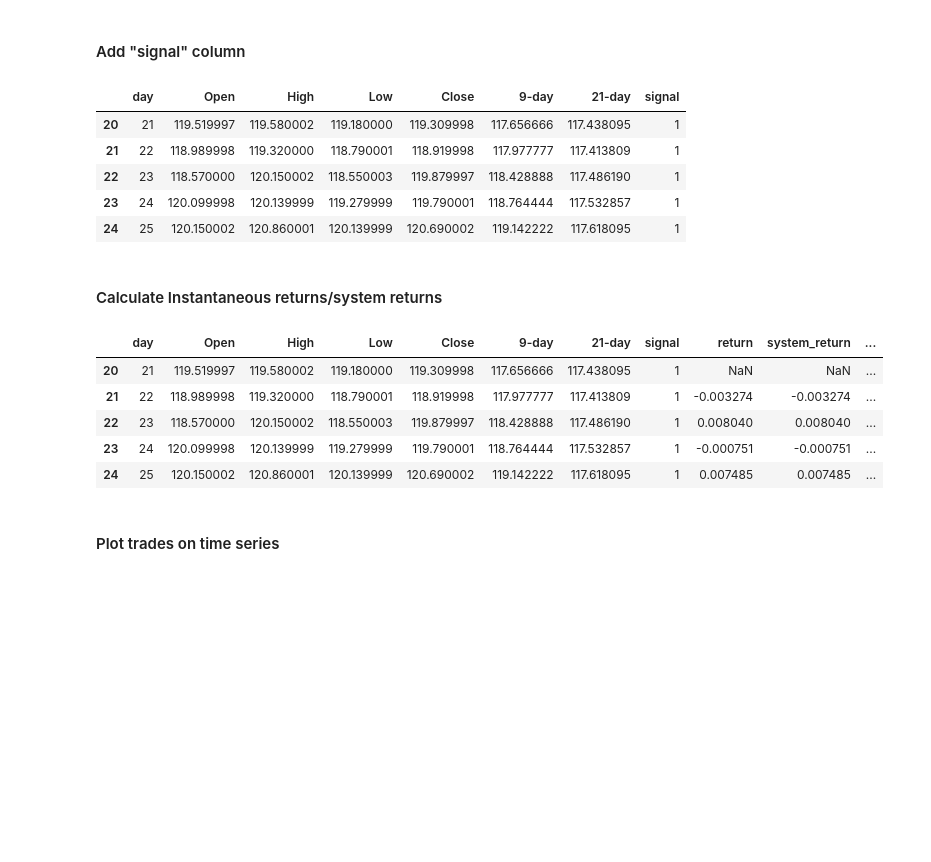
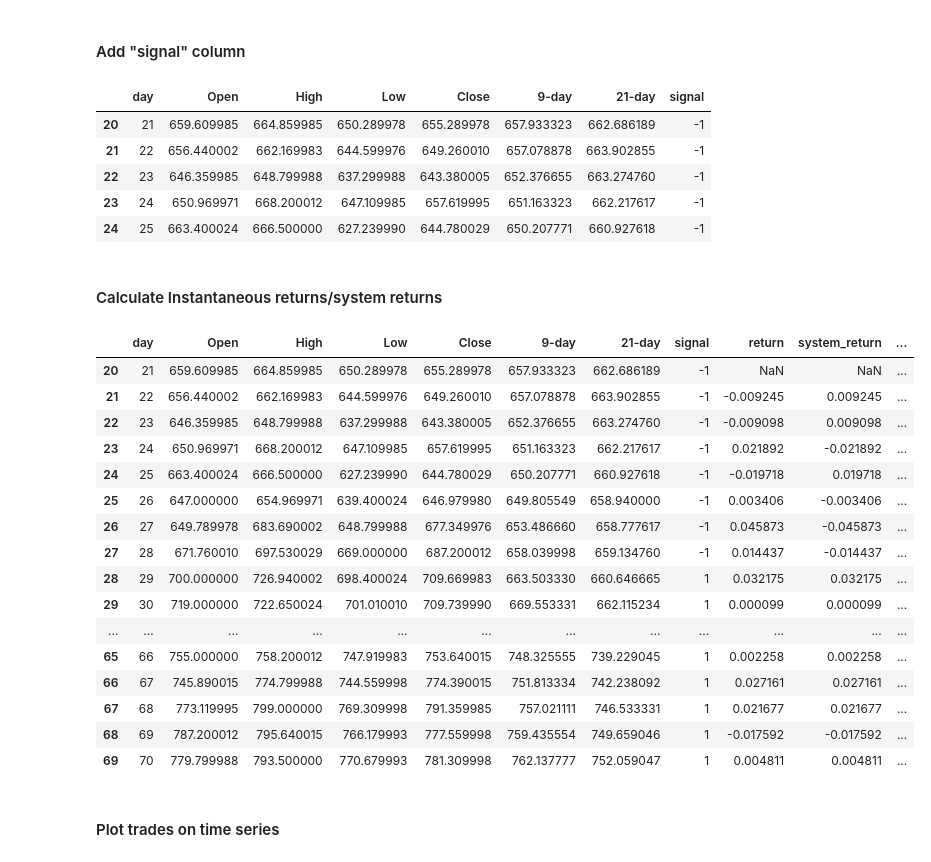
Before and after one commit to ukaserge/AlgoTrading, a Jupyter notebook: Lecture_2.ipynb, the cells around one changed output. Saved outputs shown, nothing was run; the diff lists cells and outputs as text; code cells hidden in the pictures; blank space fills up the shorter version.

```diff
--- a/Lecture_2.ipynb
+++ b/Lecture_2.ipynb
@@ -68,4 +69,4 @@ drive.mount('/content/drive')
 # %% [output]
 Mounted at /content/drive
 # %%
-gld = pd.read_csv('/content/drive/My Drive/NYU/AlgoTrading-Summer-2022/GLD.csv')
+gld = pd.read_csv('/content/drive/My Drive/NYU/AlgoTrading-Summer-2022/TSLA.csv')
@@ -111,25 +131,36 @@ gld.dropna(inplace=True)
 gld.head()
 # %% [output]
 |  | day | Open | High | Low | Close | 9-day | 21-day | signal |
-| 20 | 21 | 119.519997 | 119.580002 | 119.180000 | 119.309998 | 117.656666 | 117.438095 | 1 |
-| 21 | 22 | 118.989998 | 119.320000 | 118.790001 | 118.919998 | 117.977777 | 117.413809 | 1 |
-| 22 | 23 | 118.570000 | 120.150002 | 118.550003 | 119.879997 | 118.428888 | 117.486190 | 1 |
-| 23 | 24 | 120.099998 | 120.139999 | 119.279999 | 119.790001 | 118.764444 | 117.532857 | 1 |
-| 24 | 25 | 120.150002 | 120.860001 | 120.139999 | 120.690002 | 119.142222 | 117.618095 | 1 |
+| 20 | 21 | 659.609985 | 664.859985 | 650.289978 | 655.289978 | 657.933323 | 662.686189 | -1 |
+| 21 | 22 | 656.440002 | 662.169983 | 644.599976 | 649.260010 | 657.078878 | 663.902855 | -1 |
+| 22 | 23 | 646.359985 | 648.799988 | 637.299988 | 643.380005 | 652.376655 | 663.274760 | -1 |
+| 23 | 24 | 650.969971 | 668.200012 | 647.109985 | 657.619995 | 651.163323 | 662.217617 | -1 |
+| 24 | 25 | 663.400024 | 666.500000 | 627.239990 | 644.780029 | 650.207771 | 660.927618 | -1 |
 # %% [markdown]
 #### Calculate Instantaneous returns/system returns
 # %%
 gld['return'] = np.log(gld['Close']).diff()
 gld['system_return'] = gld['signal'] * gld['return']
 gld['entry'] = gld.signal.diff()
-gld.head()
+gld.head(50)
 # %% [output]
 |  | day | Open | High | Low | Close | 9-day | 21-day | signal | return | system_return | ... |
-| 20 | 21 | 119.519997 | 119.580002 | 119.180000 | 119.309998 | 117.656666 | 117.438095 | 1 | NaN | NaN | ... |
-| 21 | 22 | 118.989998 | 119.320000 | 118.790001 | 118.919998 | 117.977777 | 117.413809 | 1 | -0.003274 | -0.003274 | ... |
-| 22 | 23 | 118.570000 | 120.150002 | 118.550003 | 119.879997 | 118.428888 | 117.486190 | 1 | 0.008040 | 0.008040 | ... |
-| 23 | 24 | 120.099998 | 120.139999 | 119.279999 | 119.790001 | 118.764444 | 117.532857 | 1 | -0.000751 | -0.000751 | ... |
-| 24 | 25 | 120.150002 | 120.860001 | 120.139999 | 120.690002 | 119.142222 | 117.618095 | 1 | 0.007485 | 0.007485 | ... |
+| 20 | 21 | 659.609985 | 664.859985 | 650.289978 | 655.289978 | 657.933323 | 662.686189 | -1 | NaN | NaN | ... |
+| 21 | 22 | 656.440002 | 662.169983 | 644.599976 | 649.260010 | 657.078878 | 663.902855 | -1 | -0.009245 | 0.009245 | ... |
+| 22 | 23 | 646.359985 | 648.799988 | 637.299988 | 643.380005 | 652.376655 | 663.274760 | -1 | -0.009098 | 0.009098 | ... |
+| 23 | 24 | 650.969971 | 668.200012 | 647.109985 | 657.619995 | 651.163323 | 662.217617 | -1 | 0.021892 | -0.021892 | ... |
+| 24 | 25 | 663.400024 | 666.500000 | 627.239990 | 644.780029 | 650.207771 | 660.927618 | -1 | -0.019718 | 0.019718 | ... |
+| 25 | 26 | 647.000000 | 654.969971 | 639.400024 | 646.979980 | 649.805549 | 658.940000 | -1 | 0.003406 | -0.003406 | ... |
+| 26 | 27 | 649.789978 | 683.690002 | 648.799988 | 677.349976 | 653.486660 | 658.777617 | -1 | 0.045873 | -0.045873 | ... |
+| 27 | 28 | 671.760010 | 697.530029 | 669.000000 | 687.200012 | 658.039998 | 659.134760 | -1 | 0.014437 | -0.014437 | ... |
+| 28 | 29 | 700.000000 | 726.940002 | 698.400024 | 709.669983 | 663.503330 | 660.646665 | 1 | 0.032175 | 0.032175 | ... |
+| 29 | 30 | 719.000000 | 722.650024 | 701.010010 | 709.739990 | 669.553331 | 662.115234 | 1 | 0.000099 | 0.000099 | ... |
+| ... | ... | ... | ... | ... | ... | ... | ... | ... | ... | ... | ... |
+| 65 | 66 | 755.000000 | 758.200012 | 747.919983 | 753.640015 | 748.325555 | 739.229045 | 1 | 0.002258 | 0.002258 | ... |
+| 66 | 67 | 745.890015 | 774.799988 | 744.559998 | 774.390015 | 751.813334 | 742.238092 | 1 | 0.027161 | 0.027161 | ... |
+| 67 | 68 | 773.119995 | 799.000000 | 769.309998 | 791.359985 | 757.021111 | 746.533331 | 1 | 0.021677 | 0.021677 | ... |
+| 68 | 69 | 787.200012 | 795.640015 | 766.179993 | 777.559998 | 759.435554 | 749.659046 | 1 | -0.017592 | -0.017592 | ... |
+| 69 | 70 | 779.799988 | 793.500000 | 770.679993 | 781.309998 | 762.137777 | 752.059047 | 1 | 0.004811 | 0.004811 | ... |
 # %% [markdown]
 #### Plot trades on time series
 # %%
```
Also changed, not shown: parts of 14 cells of this notebook.
